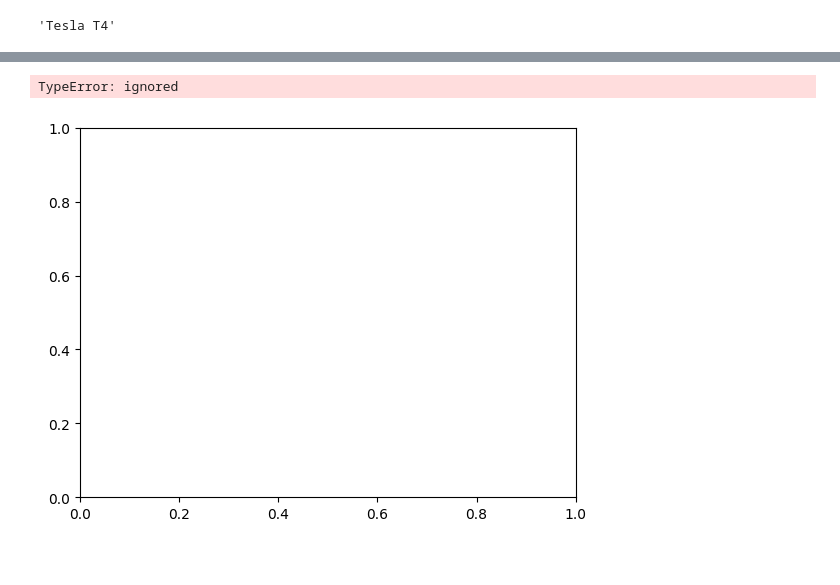
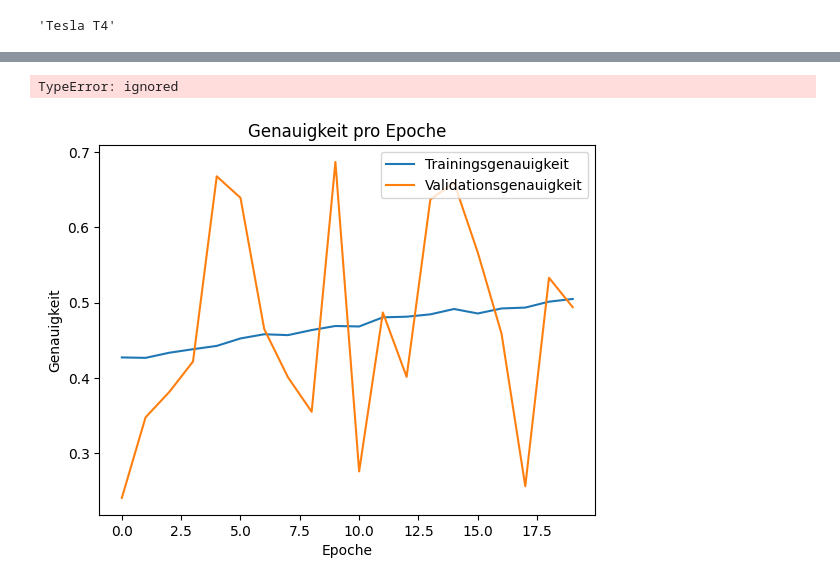
Before and after one commit to JNPauli/Emotional_Machines, a Jupyter notebook: Classification_Pipeline.ipynb, the cells around one changed output, grey strips where cells are left out. Drawn from its saved outputs; the diff is of its cells as text; code cells hidden in the pictures; blank space fills up the shorter version.

```diff
--- a/Classification_Pipeline.ipynb
+++ b/Classification_Pipeline.ipynb
@@ -335,7 +332,7 @@ def train(net, loss_fn, dataloader_train,dataloader_val,
             correct_v_f1 += F1(y_pred_train_valence, label[:,1],average='weighted',num_classes=10)
             correct_d_f1 += F1(y_pred_train_dominance, label[:,2],average='weighted',num_classes=10)
 
-            sum_f1 = ((correct_a_f1/dataloader_train)+(correct_d_f1/dataloader_train)+(correct_v_f1/dataloader_train))
+            sum_f1 = ((correct_a_f1/len(dataloader_train))+(correct_d_f1/len(dataloader_train))+(correct_v_f1/len(dataloader_train)))
 
             sum_correct = (correct_a+correct_v+correct_d)
             # Zero out the gradients
@@ -387,7 +384,7 @@ def train(net, loss_fn, dataloader_train,dataloader_val,
             sum_correct_val = (val_arousal+val_valence+val_dominance)
 
 
-            sum_val_f1 = ((val_a_f1/dataloader_val)+(val_d_f1/dataloader_val)+(val_v_f1/dataloader_val))
+            sum_val_f1 = ((val_a_f1/len(dataloader_val))+(val_d_f1/len(dataloader_val))+(val_v_f1/len(dataloader_val)))
 
             loss_arousal_v = loss_fn(Arousal_v,labels[:,0])
             loss_valence_v = loss_fn(Valence_v,labels[:,1])
@@ -499,22 +405,3 @@ tensor(0.1644, device='cuda:0')
-# %%
- for data, label in train_loop:
-            data, label = data.to(device), label.to(device)
-            #make prediction
-            Arousal,Valence,Dominance = net(data.float())
-
-            _a, y_pred_train_arousal = torch.max(Arousal,1)
-            _v, y_pred_train_valence = torch.max(Valence,1)
-            _d, y_pred_train_dominance = torch.max(Dominance,1)
-
-            total += label[:,0].size(0)+label[:,1].size(0)+label[:,2].size(0)
-
-            correct_a += (y_pred_train_arousal == label[:,0]).sum().item()
-            correct_v += (y_pred_train_valence == label[:,1]).sum().item()
-            correct_d += (y_pred_train_dominance == label[:,2]).sum().item()
-
-            correct_a_f1 += F1(y_pred_train_arousal, label[:,0],average='weighted',num_classes=10)
-            correct_v_f1 += F1(y_pred_train_valence, label[:,1],average='weighted',num_classes=10)
-            correct_d_f1 += F1(y_pred_train_dominance, label[:,2],average='weighted',num_classes=10)
 # %%
 def test(net,loss_fn,dataloader_test):
   net.eval()
@@ -613,7 +498,7 @@ for param in model_CNN.Dominance.parameters():
 np.random.seed(1)
 torch.manual_seed(1)
 
-train_loss,train_epoch_loss,val_loss,val_epoch_loss,train_acc,val_acc,f1_acc=train(net=model_CNN,loss_fn=criterion,dataloader_train=dataloader_train,
+train_loss,train_epoch_loss,val_loss,val_epoch_loss,train_acc,val_acc,f1_acc,f1_val=train(net=model_CNN,loss_fn=criterion,dataloader_train=dataloader_train,
                   dataloader_val=dataloader_val,epoch=20,learning_rate=0.0005)
 # %% [output]
 Streaming output truncated to the last 5000 lines.
@@ -652,14 +551,17 @@ f1_acc
+# %%
+torch.mean(f1_acc,device='cpu')
+# %% [output]
+TypeError: ignored
 # %%
-plt.plot(f1_acc, label = 'Trainingsgenauigkeit')
-plt.plot(val_acc, label = 'Validationsgenauigkeit')
+plt.plot(torch.tensor(f1_acc,device='cpu'), label = 'Trainingsgenauigkeit')
+plt.plot(torch.tensor(f1_val,device='cpu'), label = 'Validationsgenauigkeit')
 plt.xlabel('Epoche')
 plt.ylabel('Genauigkeit')
 plt.title('Genauigkeit pro Epoche')
 plt.legend()
 plt.show()
 # %% [output]
-TypeError: ignored
-[figure, old version]
+[figure, new version]
 # %%
 test_loss,test_acc = test(net=model_CNN,loss_fn=criterion,dataloader_test=dataloader_test)
 # %%
```
Also changed, not shown: parts of 17 cells of this notebook.
